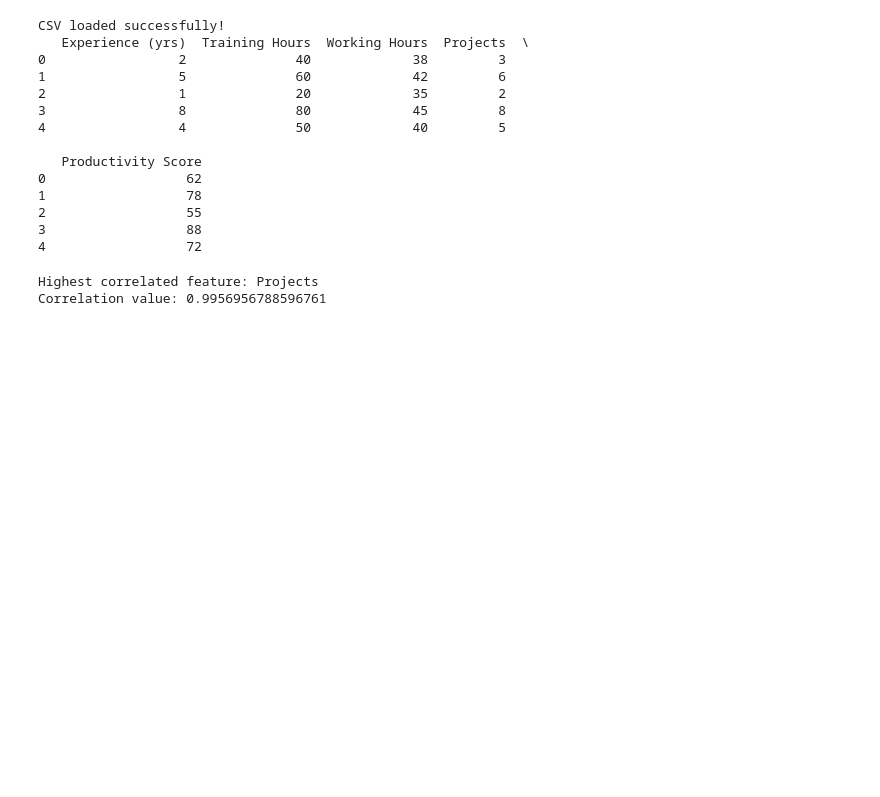
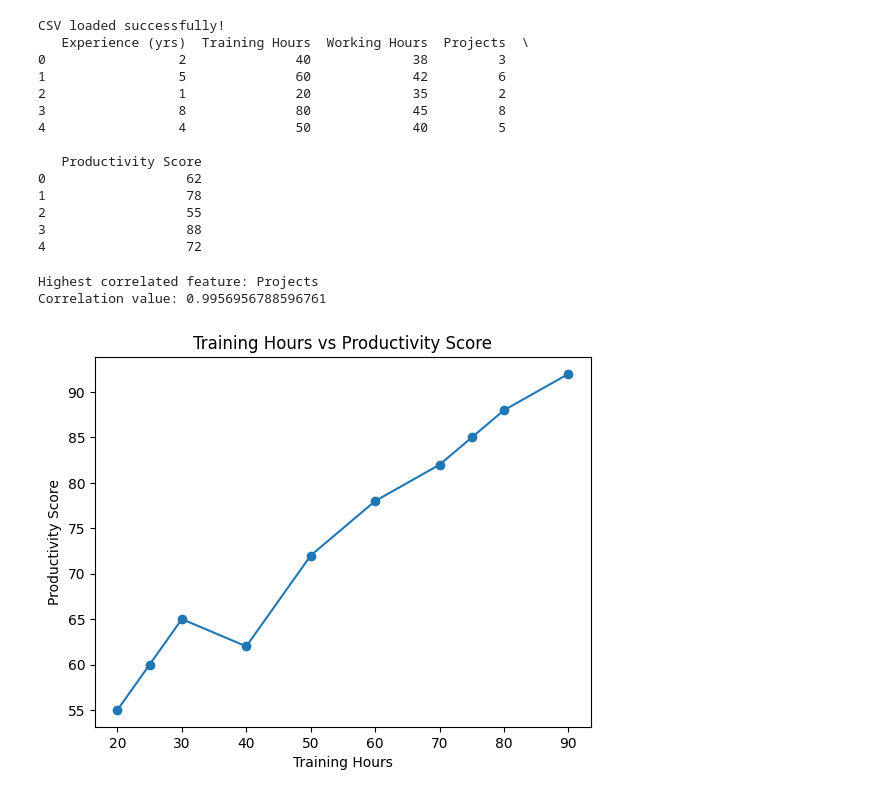
Before and after one commit to seshadrite/aimlexercises, a Jupyter notebook: exercise1.ipynb, the cells around one changed output. Saved outputs shown, nothing was run; the diff lists cells and outputs as text; code cells hidden in the pictures; blank space fills up the shorter version.

```diff
--- a/exercise1.ipynb
+++ b/exercise1.ipynb
@@ -55,3 +55,21 @@ print(f"Correlation value: {max_value}")
 # %% [output]
 Highest correlated feature: Projects
 Correlation value: 0.9956956788596761
+# %%
+#	How does training affect productivity?
+import matplotlib.pyplot as plt
+
+training_hours_sorted, productivity_sorted = zip(
+    *sorted(zip(df['Training Hours'], df['Productivity Score']))
+)
+# Plot line graph
+plt.figure()
+plt.plot(training_hours_sorted, productivity_sorted, marker='o')
+plt.xlabel("Training Hours")
+plt.ylabel("Productivity Score")
+plt.title("Training Hours vs Productivity Score")
+plt.show()
+
+# As per the plot Training has a positive impact with producitivity overall, except for the duration between 30-40.
+# %% [output]
+[figure, added]
```
Also changed, not shown: parts of 1 cell of this notebook.
